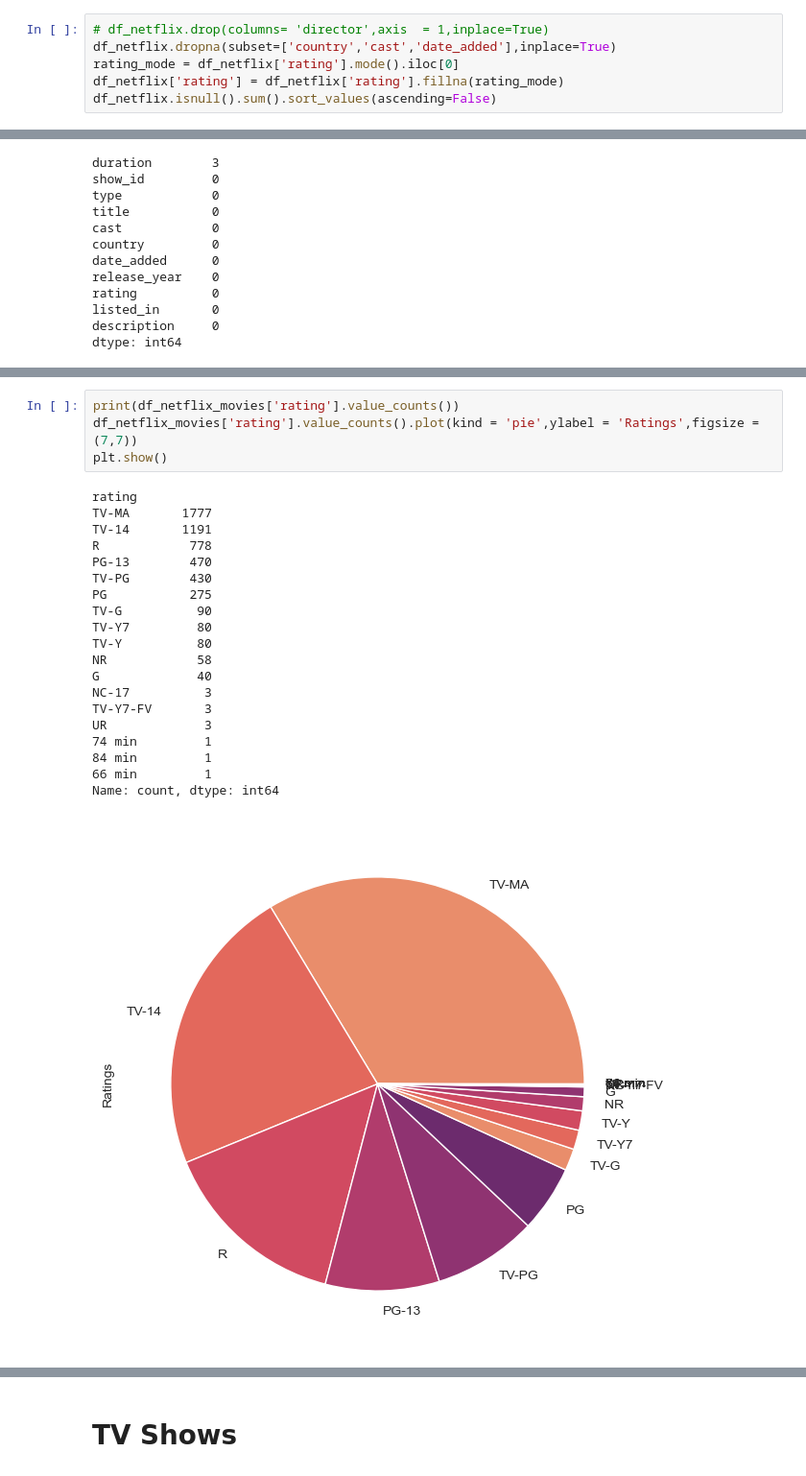
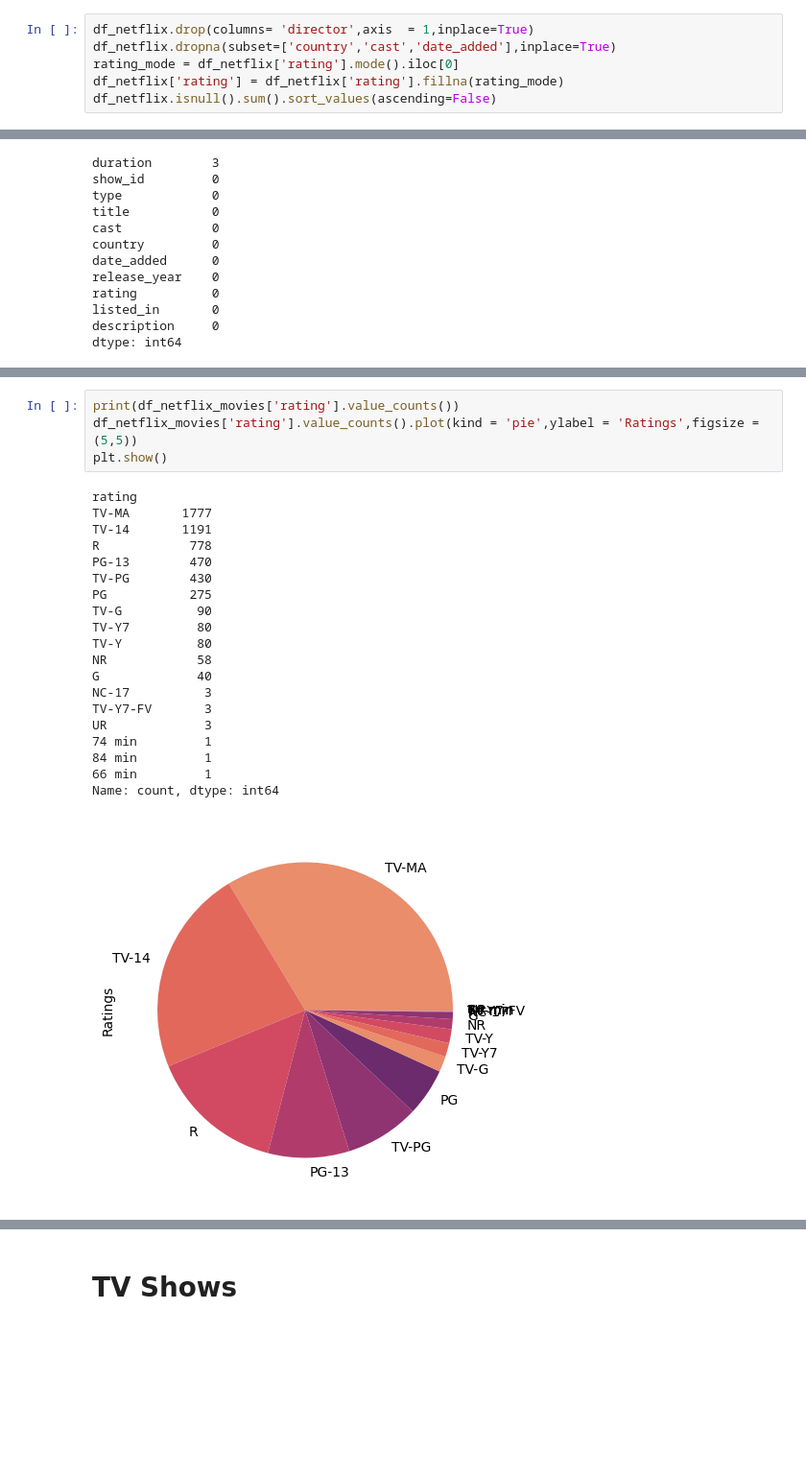
Before and after one commit to AafreenShaikh28/netflix-eda, a Jupyter notebook: EDA_Netflix.ipynb, the cells around one changed output, grey strips where cells are left out. Shown at 96% size. Drawn from its saved outputs; the diff is of its cells as text; blank space fills up the shorter version.

```diff
--- a/EDA_Netflix.ipynb
+++ b/EDA_Netflix.ipynb
@@ -245,7 +245,7 @@ Average Number of TV Shows (per rating):  287.14
 # %% [markdown]
 # Data Cleaning & Transformation
 # %%
-# df_netflix.drop(columns= 'director',axis  = 1,inplace=True)
+df_netflix.drop(columns= 'director',axis  = 1,inplace=True)
 df_netflix.dropna(subset=['country','cast','date_added'],inplace=True)
 rating_mode = df_netflix['rating'].mode().iloc[0]
 df_netflix['rating'] = df_netflix['rating'].fillna(rating_mode)
@@ -297,26 +297,26 @@ plt.show()
 # %%
 print(df_netflix_movies['rating'].value_counts())
-df_netflix_movies['rating'].value_counts().plot(kind = 'pie',ylabel = 'Ratings',figsize = (7,7))
+df_netflix_movies['rating'].value_counts().plot(kind = 'pie',ylabel = 'Ratings',figsize = (5,5))
 plt.show()
 # %% [output]
 rating
 TV-MA       1777
 TV-14       1191
 R            778
 PG-13        470
 TV-PG        430
 PG           275
 TV-G          90
 TV-Y7         80
 TV-Y          80
 NR            58
 G             40
 NC-17          3
 TV-Y7-FV       3
 UR             3
 74 min         1
 84 min         1
 66 min         1
 Name: count, dtype: int64
-[figure, old version]
+[figure, new version]
 # %%
```
Also changed, not shown: parts of 20 cells of this notebook, 1 other file.
